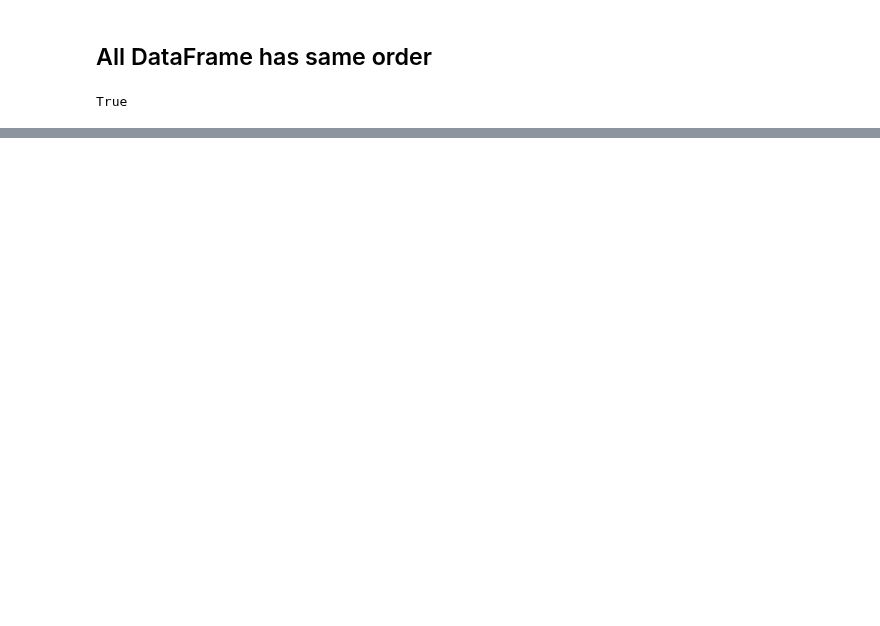
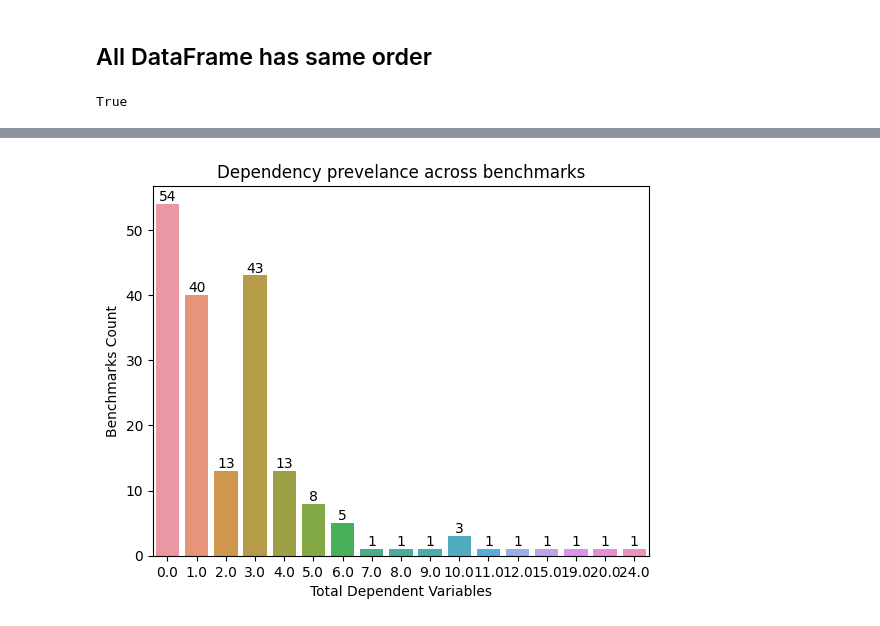
Before and after one commit to eliyaoo32/DepSynt, a Jupyter notebook: notebooks/synthesis.ipynb, the cells around one changed output, grey strips where cells are left out. Cells and saved outputs as stored; diff of their text form; code cells hidden in the pictures; blank space fills up the shorter version.

```diff
--- a/notebooks/synthesis.ipynb
+++ b/notebooks/synthesis.ipynb
@@ -398,0 +448,7 @@ True
+# %%
+ax = sns.countplot(data=synthesis_df, x='Total Dependent Variables')
+ax.bar_label(ax.containers[0]);
+ax.set_title('Dependency prevelance across benchmarks');
+ax.set_ylabel('Benchmarks Count');
+# %% [output]
+[figure, added]
```
Also changed, not shown: parts of 34 cells of this notebook, 7 other files.
